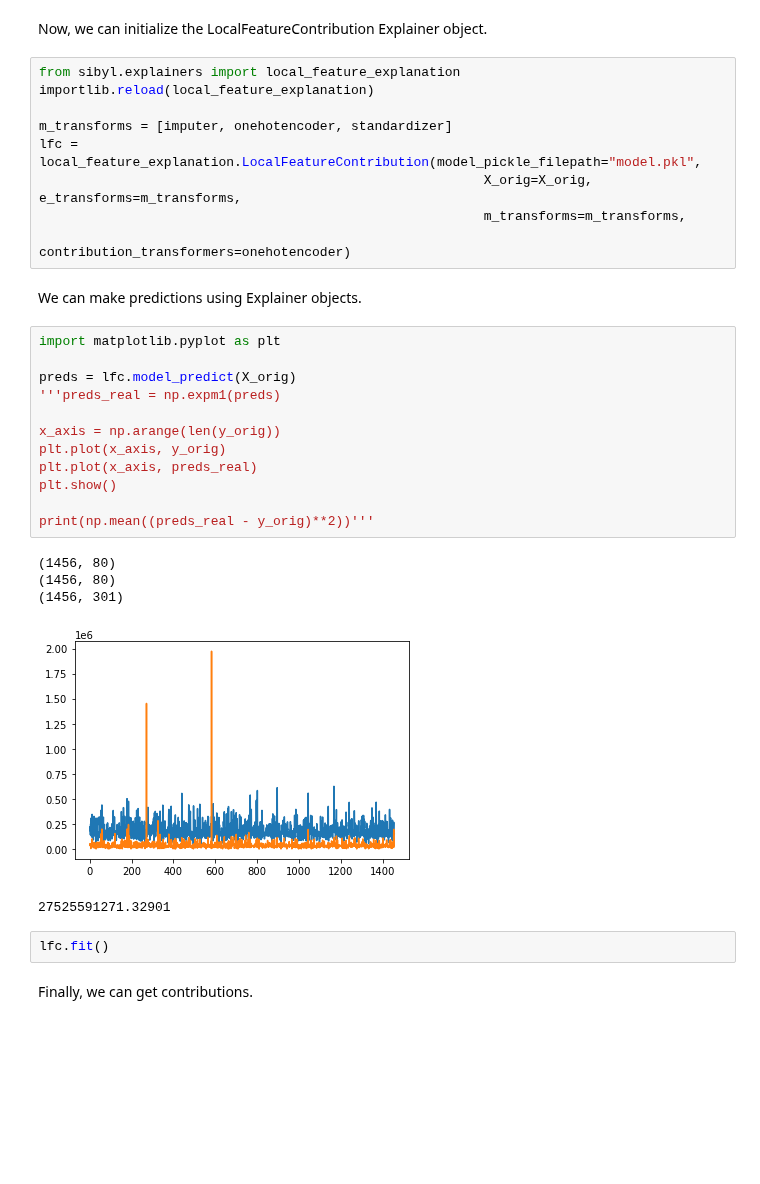
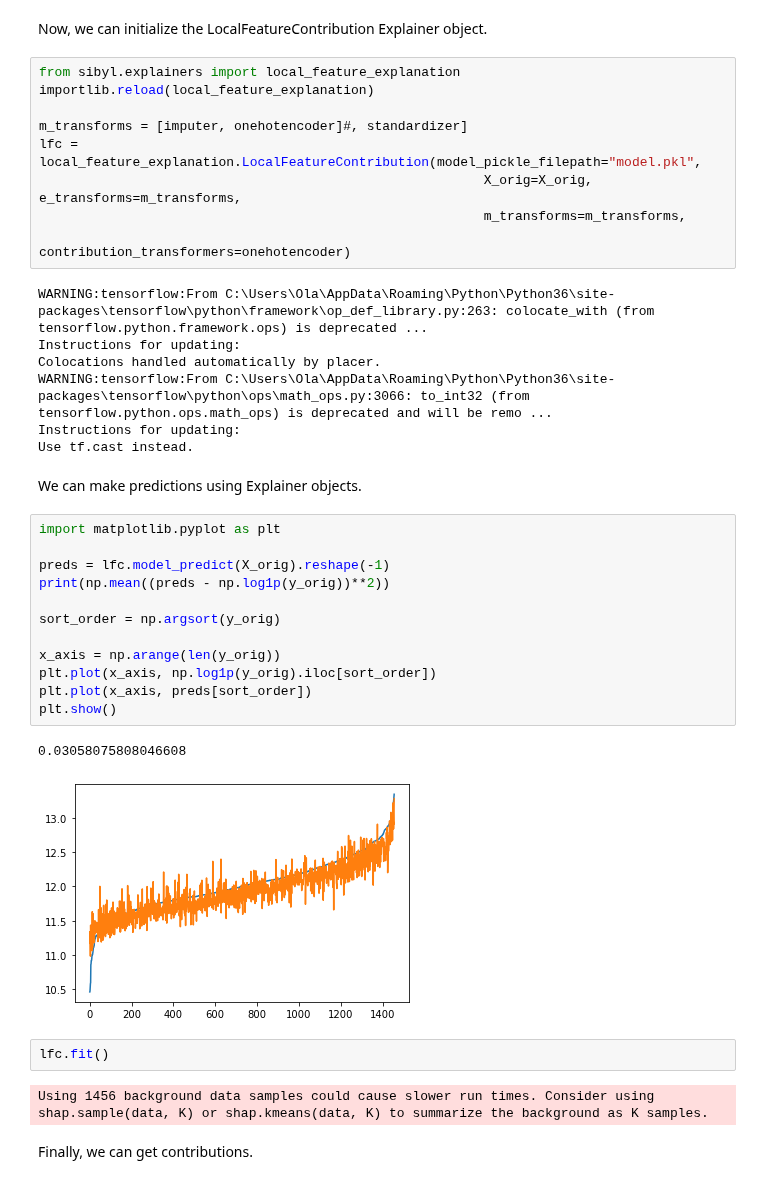
Before and after one commit to sibyl-dev/pyreal, a Jupyter notebook: examples/ames_housing/AmesHousingSimplified.ipynb, the cells around one changed output. Saved outputs shown, nothing was run; the diff lists cells and outputs as text; blank space fills up the shorter version.

```diff
--- a/examples/ames_housing/AmesHousingSimplified.ipynb
+++ b/examples/ames_housing/AmesHousingSimplified.ipynb
@@ -143,33 +163,39 @@ Now, we can initialize the LocalFeatureContribution Explainer object.
 from sibyl.explainers import local_feature_explanation
 importlib.reload(local_feature_explanation)
 
-m_transforms = [imputer, onehotencoder, standardizer]
+m_transforms = [imputer, onehotencoder]#, standardizer]
 lfc = local_feature_explanation.LocalFeatureContribution(model_pickle_filepath="model.pkl",
                                                          X_orig=X_orig, e_transforms=m_transforms,
                                                          m_transforms=m_transforms,
                                                          contribution_transformers=onehotencoder)
+# %% [output]
+WARNING:tensorflow:From C:\Users\Ola\AppData\Roaming\Python\Python36\site-packages\tensorflow\python\framework\op_def_library.py:263: colocate_with (from tensorflow.python.framework.ops) is deprecated ...
+Instructions for updating:
+Colocations handled automatically by placer.
+WARNING:tensorflow:From C:\Users\Ola\AppData\Roaming\Python\Python36\site-packages\tensorflow\python\ops\math_ops.py:3066: to_int32 (from tensorflow.python.ops.math_ops) is deprecated and will be remo ...
+Instructions for updating:
+Use tf.cast instead.
 # %% [markdown]
 We can make predictions using Explainer objects.
 # %%
 import matplotlib.pyplot as plt
 
-preds = lfc.model_predict(X_orig)
-'''preds_real = np.expm1(preds)
+preds = lfc.model_predict(X_orig).reshape(-1)
+print(np.mean((preds - np.log1p(y_orig))**2))
+
+sort_order = np.argsort(y_orig)
 
 x_axis = np.arange(len(y_orig))
-plt.plot(x_axis, y_orig)
-plt.plot(x_axis, preds_real)
+plt.plot(x_axis, np.log1p(y_orig).iloc[sort_order])
+plt.plot(x_axis, preds[sort_order])
 plt.show()
-
-print(np.mean((preds_real - y_orig)**2))'''
 # %% [output]
-(1456, 80)
-(1456, 80)
-(1456, 301)
+0.03058075808046608
-[figure, old version]
+[figure, new version]
-27525591271.32901
 # %%
 lfc.fit()
+# %% [output]
+Using 1456 background data samples could cause slower run times. Consider using shap.sample(data, K) or shap.kmeans(data, K) to summarize the background as K samples.
 # %% [markdown]
 Finally, we can get contributions.
 # %%
```
Also changed, not shown: parts of 2 cells of this notebook, 8 other files.
